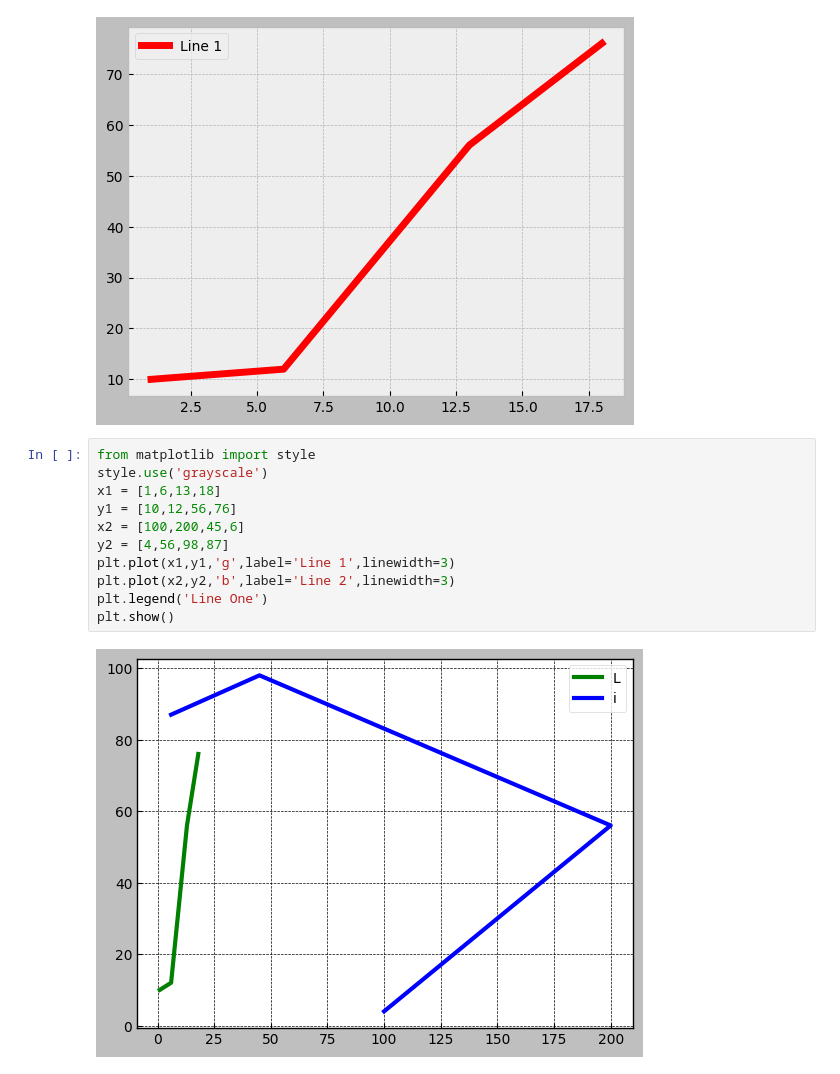
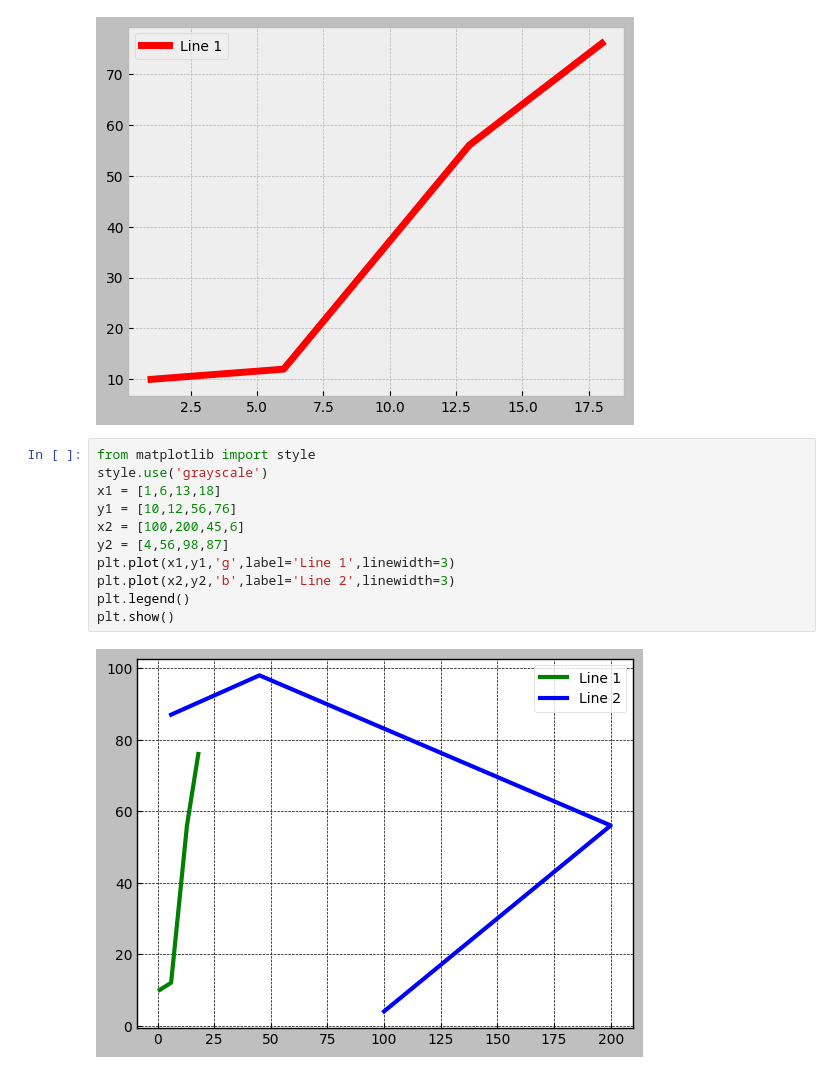
Before and after one commit to karvind08/Python-2025, a Jupyter notebook: Matplotlib/Matplotlib 28 Nov.ipynb, the cells around one changed output. Cells and saved outputs as stored; diff of their text form.

```diff
--- a/Matplotlib/Matplotlib 28 Nov.ipynb
+++ b/Matplotlib/Matplotlib 28 Nov.ipynb
@@ -91,13 +106,13 @@ plt.show()
 # %%
 from matplotlib import style
 style.use('grayscale')
 x1 = [1,6,13,18]
 y1 = [10,12,56,76]
 x2 = [100,200,45,6]
 y2 = [4,56,98,87]
 plt.plot(x1,y1,'g',label='Line 1',linewidth=3)
 plt.plot(x2,y2,'b',label='Line 2',linewidth=3)
-plt.legend('Line One')
+plt.legend()
 plt.show()
 # %% [output]
-[figure, old version]
+[figure, new version]
```
Also changed, not shown: parts of 6 cells of this notebook, 2 other files.
